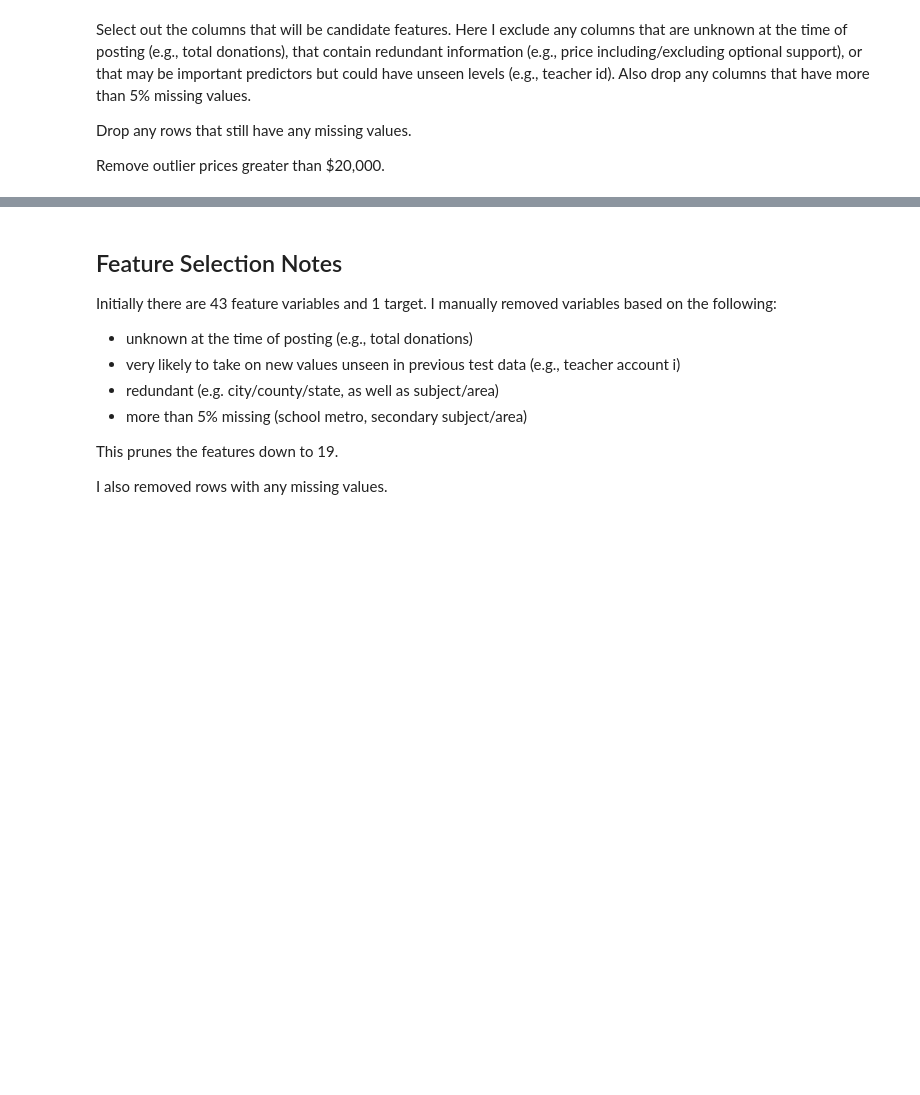
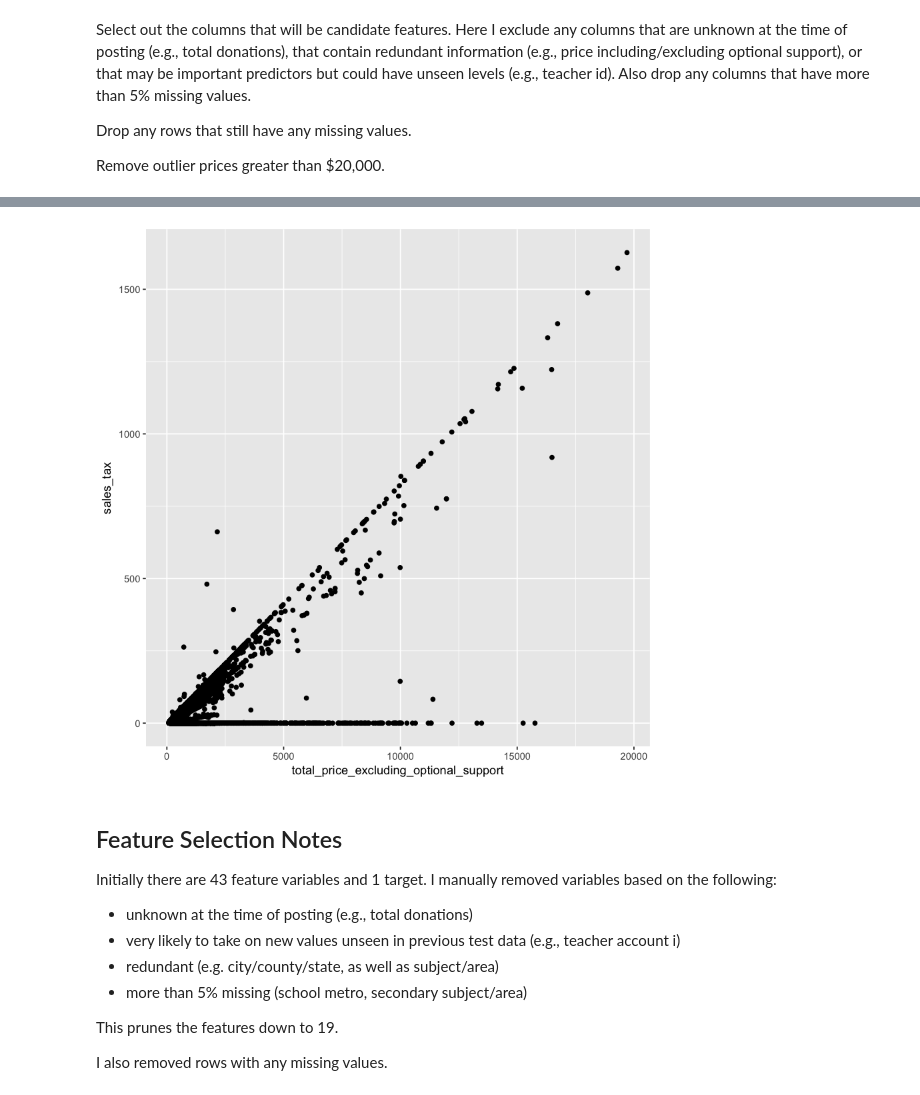
Before and after one commit to mattcbowers/oddscheck, a Jupyter notebook: notebooks/explore_projects_features.ipynb, the cells around one changed output, grey strips where cells are left out. Saved outputs shown, nothing was run; the diff lists cells and outputs as text; code cells hidden in the pictures; blank space fills up the shorter version.

```diff
--- a/notebooks/explore_projects_features.ipynb
+++ b/notebooks/explore_projects_features.ipynb
@@ -101,3 +110,9 @@ dim(projects_trim)
+# %%
+projects_trim  %>%
+  ggplot(aes(total_price_excluding_optional_support, sales_tax)) +
+  geom_point()
+# %% [output]
+[figure, added]
 # %% [markdown]
 ## Feature Selection Notes
 
```
Also changed, not shown: parts of 8 cells of this notebook, 1 other file.
